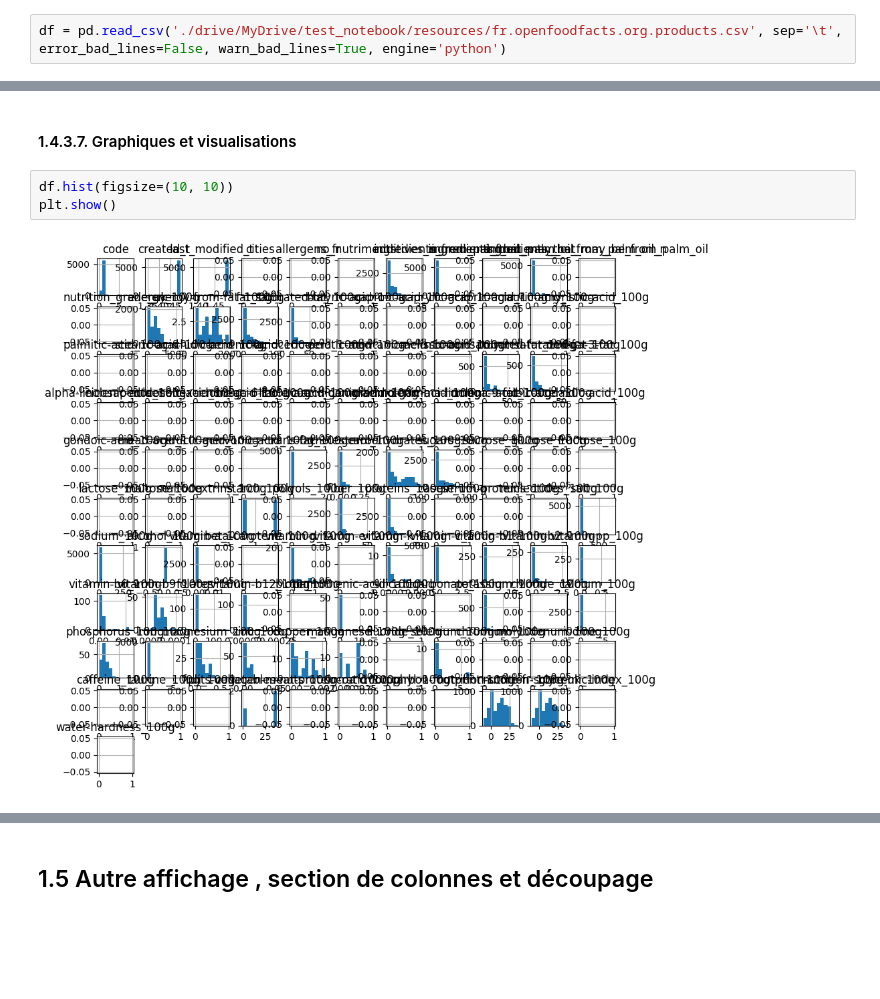
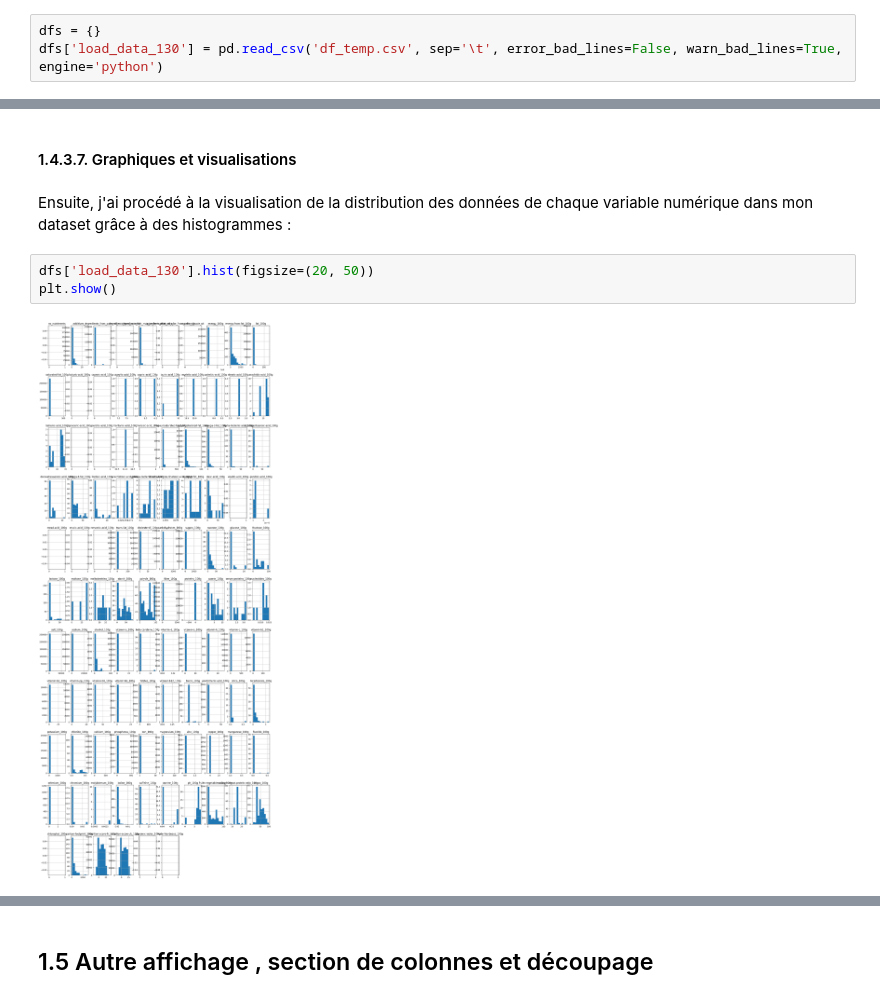
Before and after one commit to CYBA7K2M-DATAPROJ/prepare_data_for_public_health_agency, a Jupyter notebook: Fusilier_Antoine_1_notebook_112023.ipynb, the cells around one changed output, grey strips where cells are left out. Drawn from its saved outputs; the diff is of its cells as text; blank space fills up the shorter version.

```diff
--- a/Fusilier_Antoine_1_notebook_112023.ipynb
+++ b/Fusilier_Antoine_1_notebook_112023.ipynb
@@ -44,3 +67,4 @@ ___Attention le chargement des données est couteuse en ressources, assurez-vous
 # %%
-df = pd.read_csv('./drive/MyDrive/test_notebook/resources/fr.openfoodfacts.org.products.csv', sep='\t', error_bad_lines=False, warn_bad_lines=True, engine='python')
+dfs = {}
+dfs['load_data_130'] = pd.read_csv('df_temp.csv', sep='\t', error_bad_lines=False, warn_bad_lines=True, engine='python')
 # %% [output]
@@ -293,7 +315,9 @@ df.corr()
 # %% [markdown]
 #### 1.4.3.7. Graphiques et visualisations
+# %% [markdown]
+Ensuite, j'ai procédé à la visualisation de la distribution des données de chaque variable numérique dans mon dataset grâce à des histogrammes :
 # %%
-df.hist(figsize=(10, 10))
+dfs['load_data_130'].hist(figsize=(20, 50))
 plt.show()
 # %% [output]
-[figure, old version]
+[figure, new version]
```
Also changed, not shown: parts of 123 cells of this notebook.
